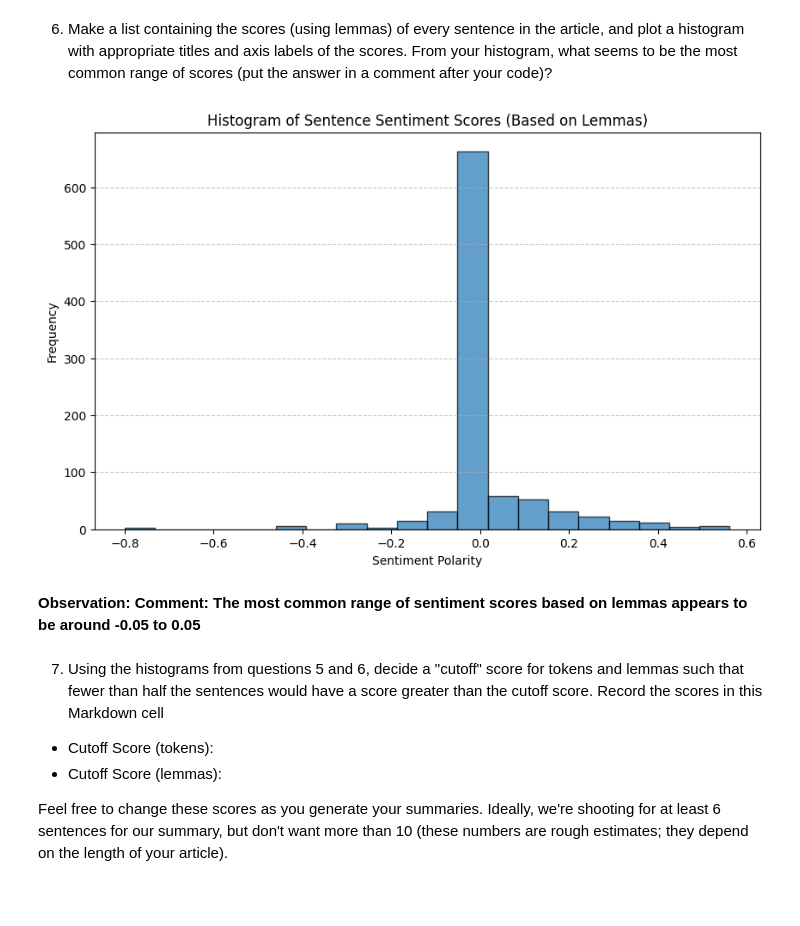
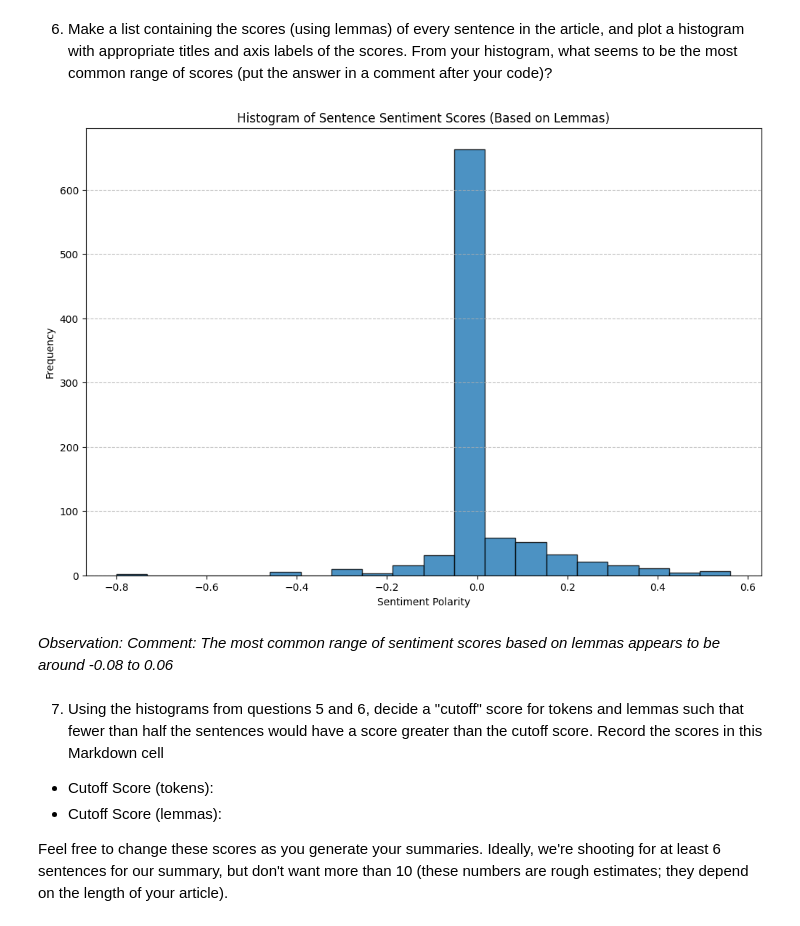
Before and after one commit to Priyankanaskar/Module-07-article-summarizer, a Jupyter notebook: article-summarizer.ipynb, the cells around one changed output. Drawn from its saved outputs; the diff is of its cells as text; code cells hidden in the pictures; blank space fills up the shorter version.

```diff
--- a/article-summarizer.ipynb
+++ b/article-summarizer.ipynb
@@ -117,3 +102,7 @@ else:
     print(f"Failed to retrieve the article. Status code: {response.status_code}")
 # %% [output]
 HTML file saved as 'case_shiller_article.html'
+# %%
+import spacy
+nlp = spacy.load("en_core_web_sm")
+print("Model loaded successfully!")
@@ -321,35 +308,35 @@ Question 6.
 # %%
 import spacy
 from spacytextblob.spacytextblob import SpacyTextBlob
 import matplotlib.pyplot as plt
 
 # Load the trained SpaCy pipeline and add SpaCyTextBlob
 nlp = spacy.load("en_core_web_sm")
 nlp.add_pipe("spacytextblob")
 
 # Load the article text
 with open("case_shiller_article.html", "r", encoding="utf-8") as file:
     html_content = file.read()
 
 # Parse the text
 doc = nlp(html_content)
 
 # Calculate sentiment scores based on lemmas for each sentence
 # We use the same sentence structure since SpaCyTextBlob applies its analysis to the processed text.
 lemma_scores = [nlp(" ".join(token.lemma_ for token in sent if token.is_alpha))._.blob.polarity for sent in doc.sents]
 
 # Plot the histogram of sentence sentiment scores (lemmas)
-plt.figure(figsize=(10, 6))
-plt.hist(lemma_scores, bins=20, edgecolor='black', alpha=0.7)
+plt.figure(figsize=(12, 8))
+plt.hist(lemma_scores, bins=20, edgecolor='black', alpha=0.8)
 plt.title("Histogram of Sentence Sentiment Scores (Based on Lemmas)")
 plt.xlabel("Sentiment Polarity")
 plt.ylabel("Frequency")
-plt.grid(axis='y', linestyle='--', alpha=0.7)
+plt.grid(axis='y', linestyle='--', alpha=0.8)
 plt.show()
 # %% [output]
-[figure, old version]
+[figure, new version]
 # %% [markdown]
-**Observation: Comment: The most common range of sentiment scores based on lemmas appears to be around -0.05 to 0.05**
+*Observation: Comment: The most common range of sentiment scores based on lemmas appears to be around -0.08 to 0.06*
 # %% [markdown]
 7. Using the histograms from questions 5 and 6, decide a "cutoff" score for tokens and lemmas such that fewer than half the sentences would have a score greater than the cutoff score.  Record the scores in this Markdown cell
 
```
Also changed, not shown: parts of 24 cells of this notebook, 1 other file.
